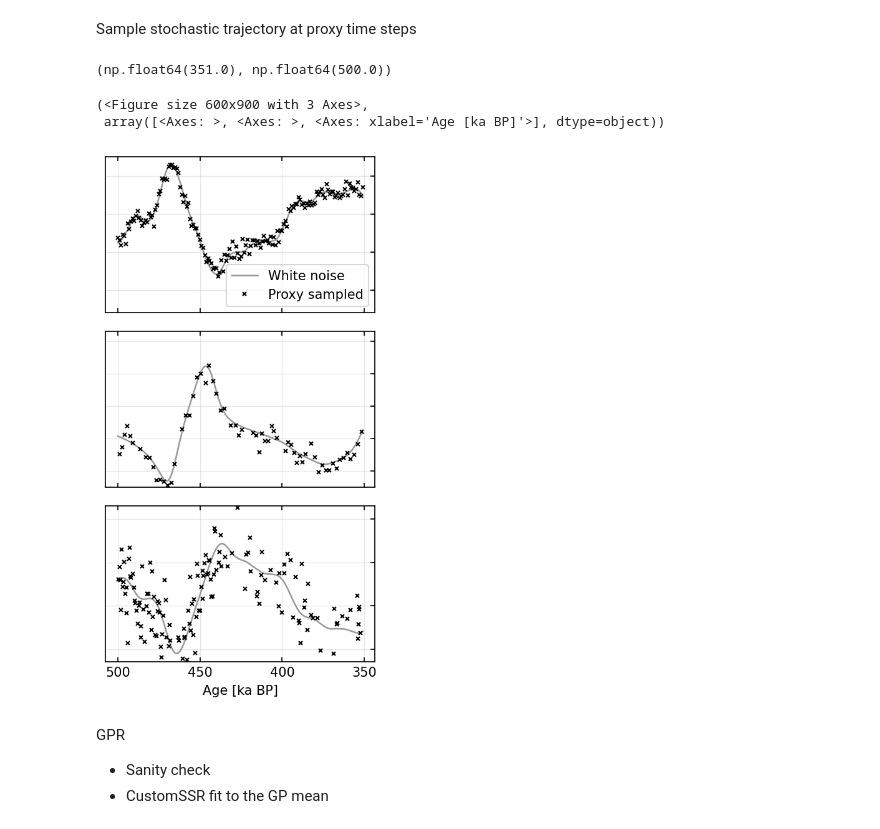
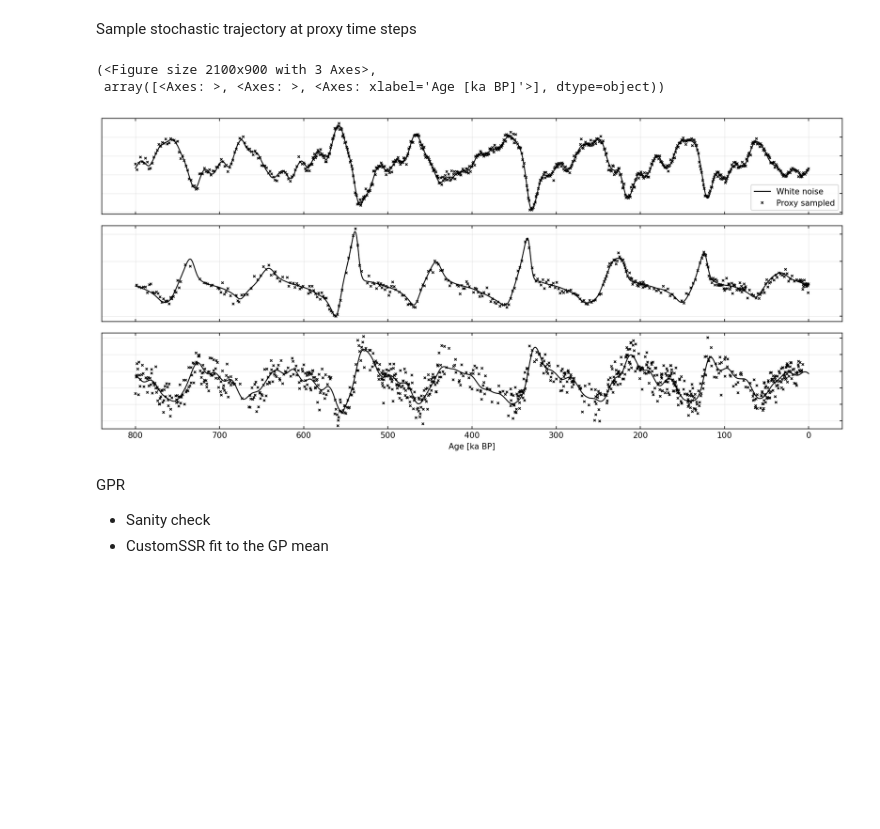
Before and after one commit to vivekveluvali/LatePleistoceneNeuralEmulator, a Jupyter notebook: SINDy/SM90.ipynb, the cells around one changed output. Saved outputs shown, nothing was run; the diff lists cells and outputs as text; code cells hidden in the pictures; blank space fills up the shorter version.

Commit message:
Added longer GP data, more mc draws and split proxy fits into variants

```diff
--- a/SINDy/SM90.ipynb
+++ b/SINDy/SM90.ipynb
@@ -20,8 +19,9 @@ Insolaion
 - Create interp1d object
 '''
 
-berger90_insol = pd.read_csv('../forcing/palinsol_ber90_raw.csv')
-R_df = berger90_insol.loc[berger90_insol['age_kyr'] <= 1000, ['age_kyr', 'Q65N_lam120_raw']].copy()
+T0 = 1000
+berger90_insol = pd.read_csv('./forcing/palinsol_ber90_raw.csv')
+R_df = berger90_insol.loc[berger90_insol['age_kyr'] <= T0, ['age_kyr', 'Q65N_lam120_raw']].copy()
 R_df['Q65N_lam120_std'] = (R_df['Q65N_lam120_raw'] - np.mean(R_df['Q65N_lam120_raw'])) / np.std(R_df['Q65N_lam120_raw'])
 R = interp1d(
     R_df["age_kyr"][::-1] / 10,
@@ -322,7 +323,7 @@ Sample stochastic trajectory at proxy time steps
 Read proxy records
 '''
 
-DATA_DIR = '../observations/Observations'
+DATA_DIR = './observations/Observations'
 
 dO18_LR04 = pd.read_csv(f"{DATA_DIR}/Lisiecki_Raymo_2005/datasets/Global_stack_d18O.tab", comment="#", delim_whitespace=True)
 dO18_LR04 = dO18_LR04.drop_duplicates(subset='Age[kaBP]').reset_index(drop=True)
@@ -379,50 +380,44 @@ Measurement noise
 '''
 from GPR import fitGPRtodata
 
 var_X = np.array((dO18_LR04['d18O_StdDev_pm'].loc[dO18_LR04['Age[kaBP]'] <= 800] / np.std(dO18_LR04['d18O_stack[‰]'].loc[dO18_LR04['Age[kaBP]'] <= 800])) ** 2)
 co2_regressed, co2_std, co2_gpr = fitGPRtodata(age_co2, np.array(co2_Yamamoto['Est_CO2_linear'].loc[co2_Yamamoto['Age'] <= 800]), age_co2, variance=None)
 var_Y = co2_gpr.kernel_.k2.noise_level * np.var(Y_sampled)
 MgCa_regressed, MgCa_std, MgCa_gpr = fitGPRtodata(age_MgCa, np.array(MgCa_elderfield['Mg/Ca[mmol/mol](Normalized)'].loc[MgCa_elderfield['Age[kaBP]'] <= 800]), age_MgCa, variance=None)
 var_Z = MgCa_gpr.kernel_.k2.noise_level * np.var(Z_sampled)
 
 rng_obs = np.random.default_rng(0)
 X_sampled = X_sampled + np.sqrt(var_X) * rng_obs.standard_normal(len(X_sampled))
 Y_sampled = Y_sampled + np.sqrt(var_Y) * rng_obs.standard_normal(len(Y_sampled))
 Z_sampled = Z_sampled + np.sqrt(var_Z) * rng_obs.standard_normal(len(Z_sampled))
 
 
 '''
 Plot
 '''
 ys_sampled = [X_sampled, Y_sampled, Z_sampled]
 xs_sampled = [age_dO18, age_co2, age_MgCa]
-
-print(window)
-masks = [(age >= window[0]) & (age <= window[1]) for age in xs_sampled]
-
-xs_cut = [age[m] for age, m in zip(xs_sampled, masks)]
-ys_cut = [y[m]   for y,   m in zip(ys_sampled, masks)]
+ylims = [(-3.1, 2.0), (-2.4, 4.6), (-2.5, 3.3)]
 
 legends = ['White noise', 'Proxy sampled']
 
-plot_timeseries(age_model[start:end],
-                ys_stochastic[:, start:end],
-                ys_true=ys_cut,
-                x_true=xs_cut,
+plot_timeseries(age_model,
+                ys_stochastic,
+                ys_true=ys_sampled,
+                x_true=xs_sampled,
                 ylim = ylims,
                 yticks=False,
-                width=width,
+                width=14,
                 xlabel=xlabel,
                 legends=legends,
                 true_as_points=True,
                 invert_xaxis=True,
-                colors=['0.6'], true_color='black',   # black crosses: proxy samples, as in gp_fit
-                margins=True, save_path='figs_red/ts_proxy_sampled.pdf')
+                colors=['black'], true_color='black',   # black crosses: proxy samples, as in gp_fit
+                margins=True, save_path='figs_SM90/ts_proxy_sampled.pdf')
 # %% [output]
-(np.float64(351.0), np.float64(500.0))
+(<Figure size 2100x900 with 3 Axes>,
+ array([<Axes: >, <Axes: >, <Axes: xlabel='Age [ka BP]'>], dtype=object))
-(<Figure size 600x900 with 3 Axes>,
- array([<Axes: >, <Axes: >, <Axes: xlabel='Age [ka BP]'>], dtype=object))
-[figure, old version]
+[figure, new version]
 # %% [markdown]
 GPR
 - Sanity check
```
Also changed, not shown: parts of 12 cells of this notebook, 42 other files.
